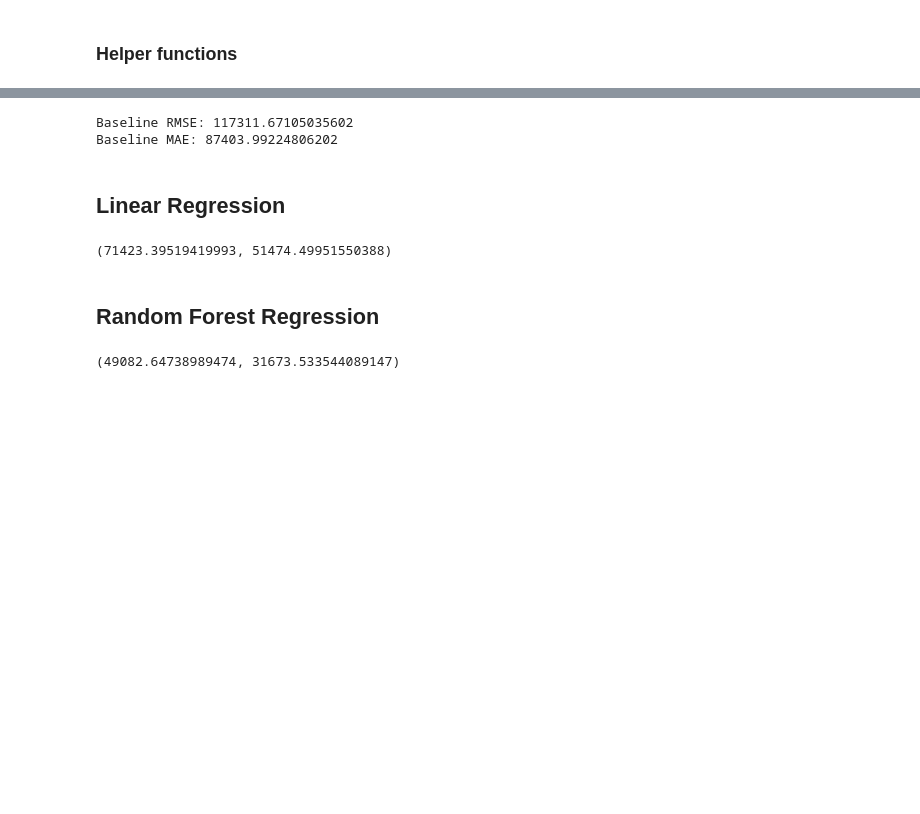
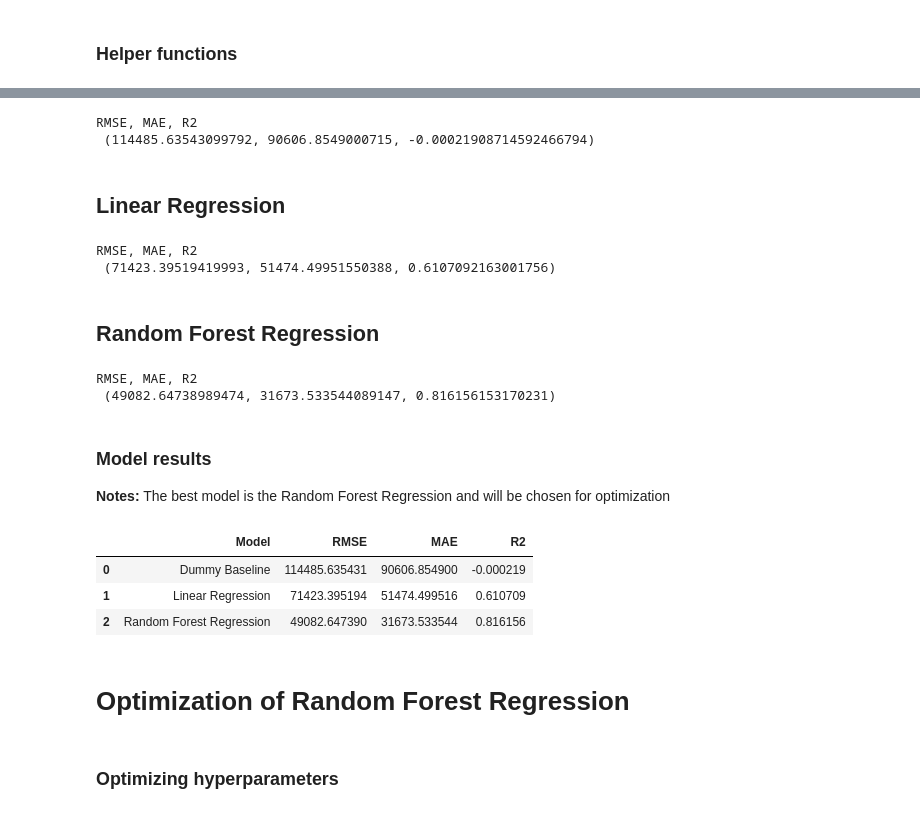
Before and after one commit to markusgunnar/California-Housing, a Jupyter notebook: clean_report.ipynb, the cells around one changed output, grey strips where cells are left out. Saved outputs shown, nothing was run; the diff lists cells and outputs as text; code cells hidden in the pictures; blank space fills up the shorter version.

```diff
--- a/clean_report.ipynb
+++ b/clean_report.ipynb
@@ -173,13 +173,12 @@ x_test_prepared = full_pipeline.transform(x_test)
 ### Helper functions
 # %%
 def evaluate_model(_model, _x_train_prep, _x_test_prep, _y_train, _y_test):
-    model = _model
-
-    model.fit(_x_train_prep, _y_train)
-    y_pred = model.predict(_x_test_prep)
+    _model.fit(_x_train_prep, _y_train)
+    y_pred = _model.predict(_x_test_prep)
 
     rmse = np.sqrt(mean_squared_error(_y_test, y_pred))
     mae = mean_absolute_error(_y_test, y_pred)
+    r2 = r2_score(_y_test, y_pred)
 
-    return (rmse, mae)
+    return (rmse, mae, r2)
 # %% [markdown]
@@ -187,28 +186,41 @@ def evaluate_model(_model, _x_train_prep, _x_test_prep, _y_train, _y_test):
 # %%
-# Baseline: predict median of training target
-baseline_value = y_train.median()
-y_baseline_pred = np.full_like(y_test, baseline_value)
-
-# Evaluate baseline
-rmse_baseline = np.sqrt(mean_squared_error(y_test, y_baseline_pred))
-mae_baseline = mean_absolute_error(y_test, y_baseline_pred)
-
-print("Baseline RMSE:", rmse_baseline)
-print("Baseline MAE:", mae_baseline)
+dummy_reg = evaluate_model(DummyRegressor(strategy="mean"), x_train_prepared, x_test_prepared, y_train, y_test)
+print("RMSE, MAE, R2\n", dummy_reg)
 # %% [output]
-Baseline RMSE: 117311.67105035602
-Baseline MAE: 87403.99224806202
+RMSE, MAE, R2
+ (114485.63543099792, 90606.8549000715, -0.00021908714592466794)
 # %% [markdown]
 ## Linear Regression
 # %%
 lin_reg = evaluate_model(LinearRegression(), x_train_prepared, x_test_prepared, y_train, y_test)
-print(lin_reg)
+print("RMSE, MAE, R2\n", lin_reg)
 # %% [output]
-(71423.39519419993, 51474.49951550388)
+RMSE, MAE, R2
+ (71423.39519419993, 51474.49951550388, 0.6107092163001756)
 # %% [markdown]
 ## Random Forest Regression
 # %%
 ran_for = evaluate_model(RandomForestRegressor(random_state=rand_state), x_train_prepared, x_test_prepared, y_train, y_test)
-print(ran_for)
+print("RMSE, MAE, R2\n", ran_for)
 # %% [output]
-(49082.64738989474, 31673.533544089147)
+RMSE, MAE, R2
+ (49082.64738989474, 31673.533544089147, 0.816156153170231)
+# %% [markdown]
+### Model results
+**Notes:** The best model is the Random Forest Regression and will be chosen for optimization
+# %%
+data = [
+    ("Dummy Baseline", dummy_reg[0], dummy_reg[1], dummy_reg[2]),
+    ("Linear Regression", lin_reg[0], lin_reg[1], lin_reg[2]),
+    ("Random Forest Regression", ran_for[0], ran_for[1], ran_for[2])
+    ]
+model_results = pd.DataFrame(data, columns=("Model", "RMSE", "MAE", "R2"))
+
+model_results.head()
+# %% [output]
+|  | Model | RMSE | MAE | R2 |
+| 0 | Dummy Baseline | 114485.635431 | 90606.854900 | -0.000219 |
+| 1 | Linear Regression | 71423.395194 | 51474.499516 | 0.610709 |
+| 2 | Random Forest Regression | 49082.647390 | 31673.533544 | 0.816156 |
+# %% [markdown]
+# Optimization of Random Forest Regression
@@ -214,0 +240,2 @@ print(ran_for)
+# %% [markdown]
+### Optimizing hyperparameters
```
Also changed, not shown: parts of 12 cells of this notebook, 3 other files.
